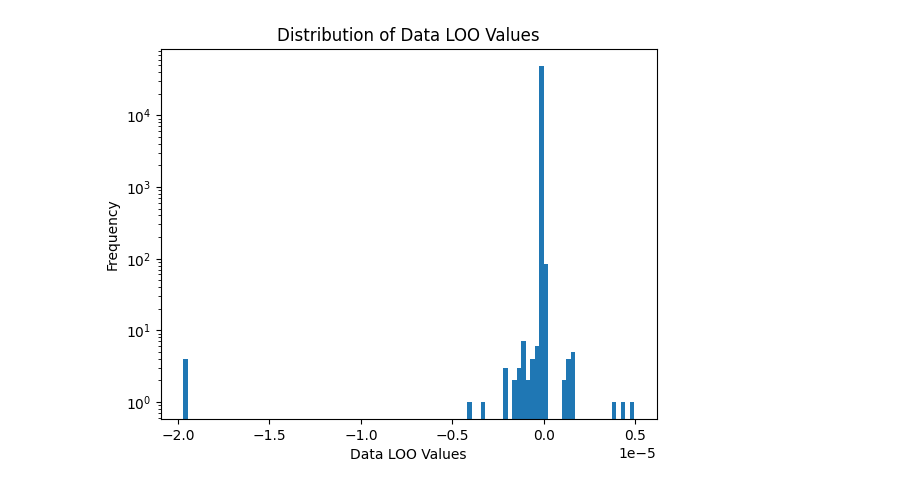
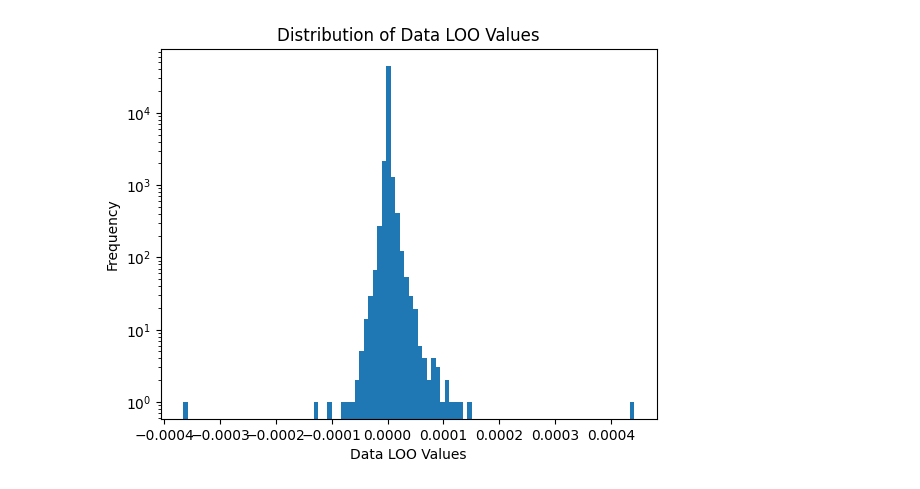
Before and after one commit to bkersbergen/illoominate, a Jupyter notebook: python bindings sbr.ipynb, the cells around one changed output. Saved outputs shown, nothing was run; the diff lists cells and outputs as text; code cells hidden in the pictures.

Commit message:
docs: update notebooks and generated figures

```diff
--- a/python bindings sbr.ipynb
+++ b/python bindings sbr.ipynb
@@ -8,21 +8,21 @@ validation_df = pd.read_csv('data/nowplaying1m/processed/valid.csv', sep='\t')
 # %%
 loo_values = illoominate.data_loo_values(
     train_df=train_df,
     validation_df=validation_df,
     model='vmis',
     metric='mrr@20',
-    params={'m':500, 'k':100, 'seed': 42},
+    params={'m':100, 'k':100, 'seed': 42},
 )
 
 plt.hist(loo_values['score'], density=False, bins=100)
 plt.title('Distribution of Data LOO Values')
 plt.yscale('log')
 plt.ylabel('Frequency')
 plt.xlabel('Data LOO Values')
 plt.savefig('images/loo.png', dpi=300)
 plt.show()
 # %% [output]
-[figure, old version]
+[figure, new version]
 # %%
 shapley_values = illoominate.data_shapley_values(
     train_df=train_df,
```
Also changed, not shown: parts of 2 cells of this notebook, 4 other files.
